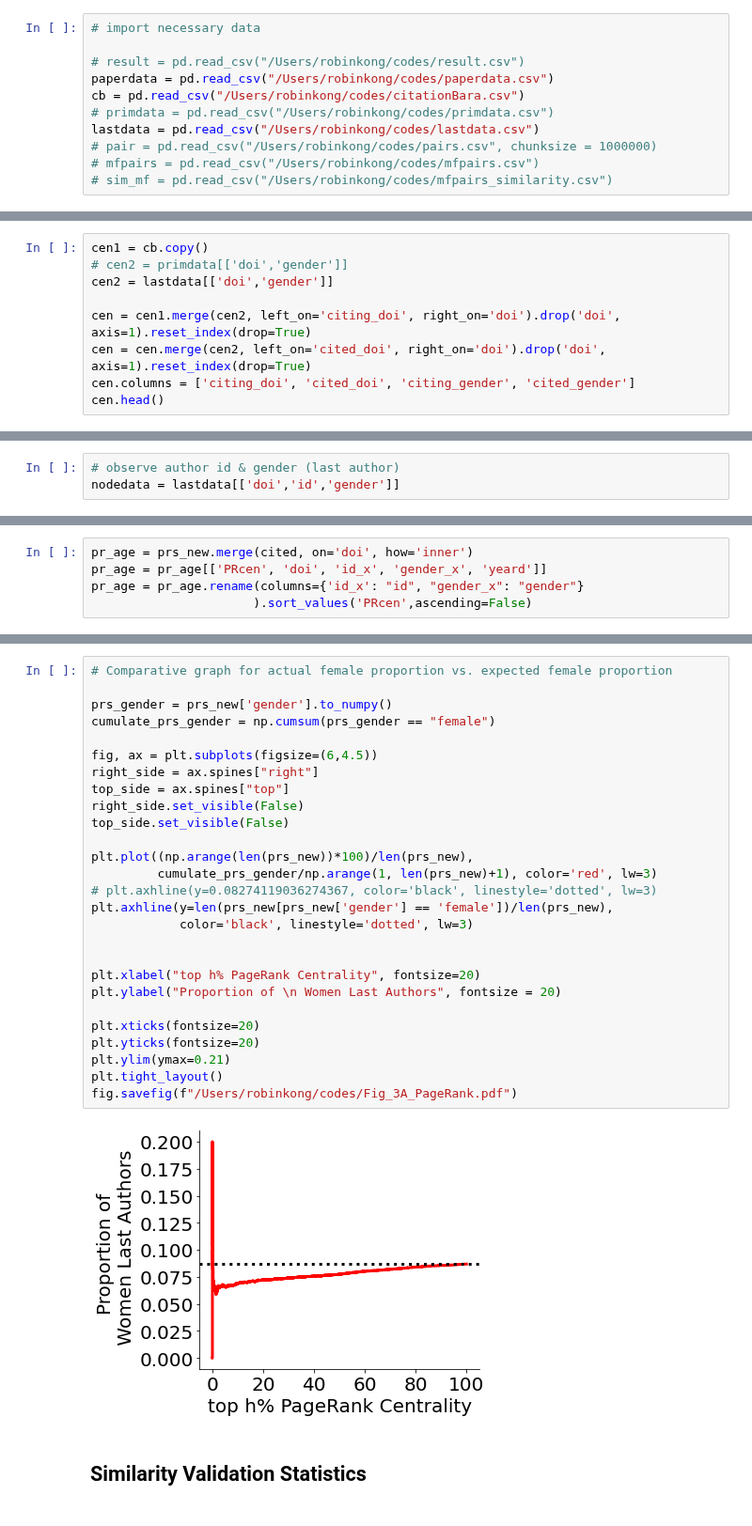
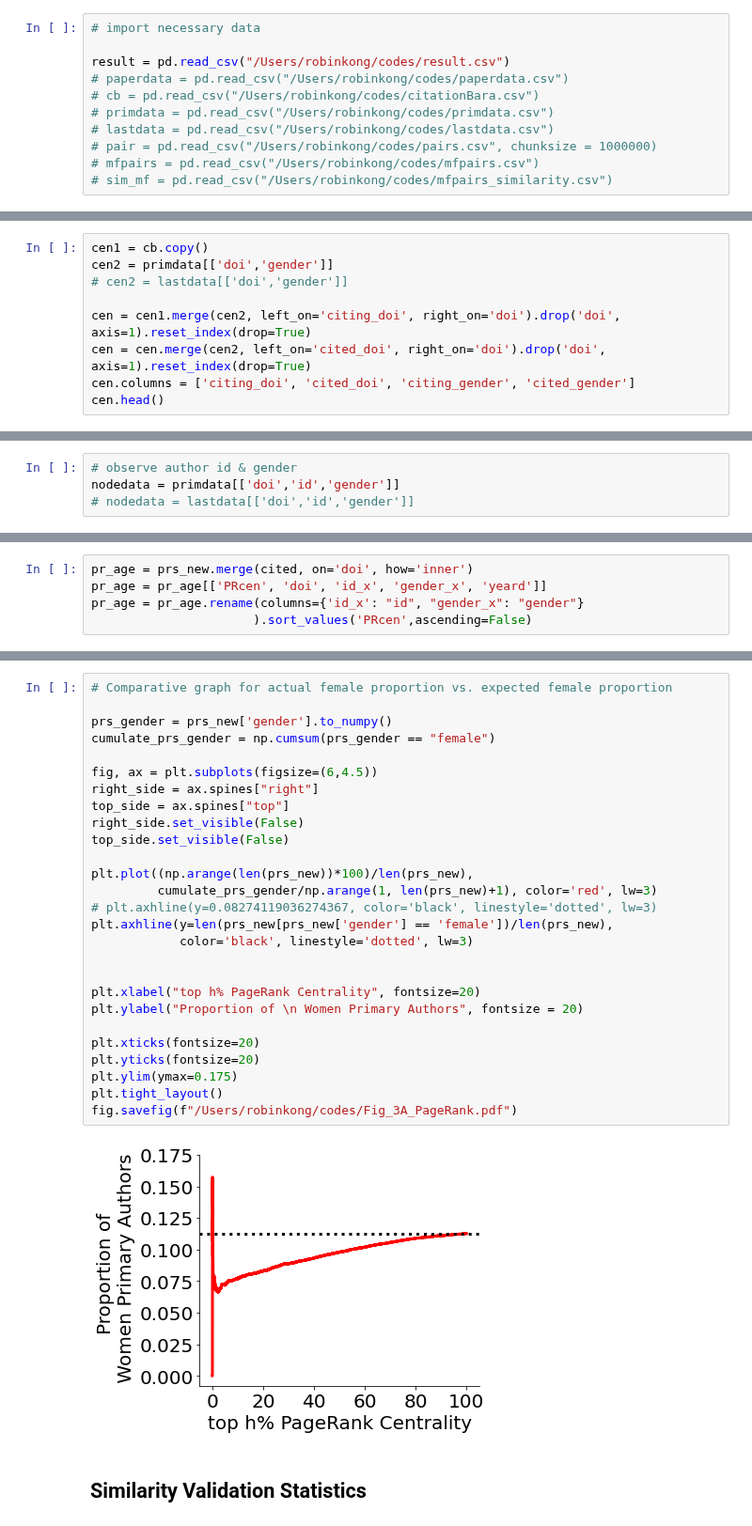
Before and after one commit to therobinkay/firstmover, a Jupyter notebook: main.ipynb, the cells around one changed output, grey strips where cells are left out. Shown at 94% size. Saved outputs shown, nothing was run; the diff lists cells and outputs as text.

```diff
--- a/main.ipynb
+++ b/main.ipynb
@@ -28,11 +28,11 @@ warnings.filterwarnings("ignore")
 # %%
 # import necessary data
 
-# result = pd.read_csv("/Users/robinkong/codes/result.csv")
-paperdata = pd.read_csv("/Users/robinkong/codes/paperdata.csv")
-cb = pd.read_csv("/Users/robinkong/codes/citationBara.csv")
+result = pd.read_csv("/Users/robinkong/codes/result.csv")
+# paperdata = pd.read_csv("/Users/robinkong/codes/paperdata.csv")
+# cb = pd.read_csv("/Users/robinkong/codes/citationBara.csv")
 # primdata = pd.read_csv("/Users/robinkong/codes/primdata.csv")
-lastdata = pd.read_csv("/Users/robinkong/codes/lastdata.csv")
+# lastdata = pd.read_csv("/Users/robinkong/codes/lastdata.csv")
 # pair = pd.read_csv("/Users/robinkong/codes/pairs.csv", chunksize = 1000000)
 # mfpairs = pd.read_csv("/Users/robinkong/codes/mfpairs.csv")
 # sim_mf = pd.read_csv("/Users/robinkong/codes/mfpairs_similarity.csv")
@@ -945,8 +965,8 @@ fig.savefig(f"/Users/robinkong/codes/Fig_3A_degree.pdf")
 ### PageRank Centrality Proportion of Women Authors
 # %%
 cen1 = cb.copy()
-# cen2 = primdata[['doi','gender']]
-cen2 = lastdata[['doi','gender']]
+cen2 = primdata[['doi','gender']]
+# cen2 = lastdata[['doi','gender']]
 
 cen = cen1.merge(cen2, left_on='citing_doi', right_on='doi').drop('doi', axis=1).reset_index(drop=True)
 cen = cen.merge(cen2, left_on='cited_doi', right_on='doi').drop('doi', axis=1).reset_index(drop=True)
@@ -967,8 +987,9 @@ C = nx.from_pandas_edgelist(cen, source='citing_doi',
                             target='cited_doi', create_using=Graphtype)
 # print(nx.info(C))
 # %%
-# observe author id & gender (last author)
-nodedata = lastdata[['doi','id','gender']]
+# observe author id & gender
+nodedata = primdata[['doi','id','gender']]
+# nodedata = lastdata[['doi','id','gender']]
 # %%
 # assign PageRank centrality to each paper
 pr = nx.pagerank(C)
@@ -1024,32 +1017,32 @@ prs_new.head()
 # %%
 # Comparative graph for actual female proportion vs. expected female proportion
 
 prs_gender = prs_new['gender'].to_numpy()
 cumulate_prs_gender = np.cumsum(prs_gender == "female")
 
 fig, ax = plt.subplots(figsize=(6,4.5))
 right_side = ax.spines["right"]
 top_side = ax.spines["top"]
 right_side.set_visible(False)
 top_side.set_visible(False)
 
 plt.plot((np.arange(len(prs_new))*100)/len(prs_new),
          cumulate_prs_gender/np.arange(1, len(prs_new)+1), color='red', lw=3)
 # plt.axhline(y=0.08274119036274367, color='black', linestyle='dotted', lw=3)
 plt.axhline(y=len(prs_new[prs_new['gender'] == 'female'])/len(prs_new),
             color='black', linestyle='dotted', lw=3)
 
 
 plt.xlabel("top h% PageRank Centrality", fontsize=20)
-plt.ylabel("Proportion of \n Women Last Authors", fontsize = 20)
+plt.ylabel("Proportion of \n Women Primary Authors", fontsize = 20)
 
 plt.xticks(fontsize=20)
 plt.yticks(fontsize=20)
-plt.ylim(ymax=0.21)
+plt.ylim(ymax=0.175)
 plt.tight_layout()
 fig.savefig(f"/Users/robinkong/codes/Fig_3A_PageRank.pdf")
 # %% [output]
-[figure, old version]
+[figure, new version]
 # %% [markdown]
 ## Similarity Validation Statistics
 # %%
```
Also changed, not shown: parts of 18 cells of this notebook.
